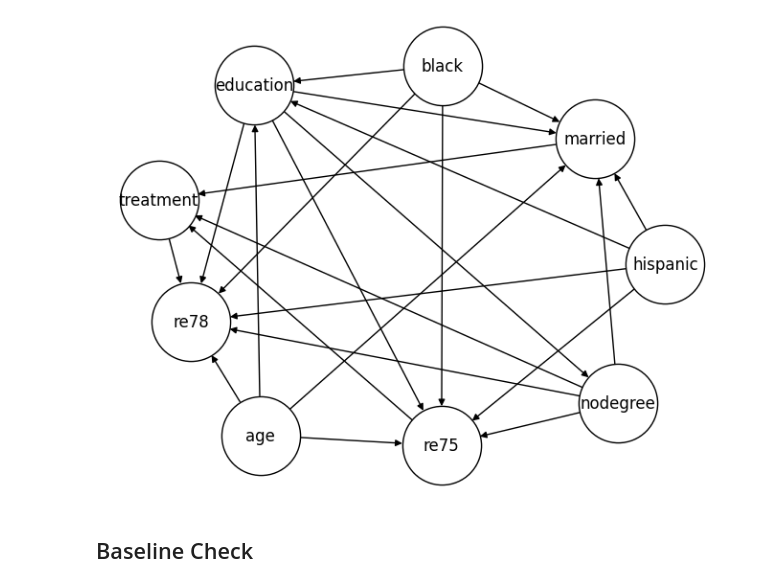
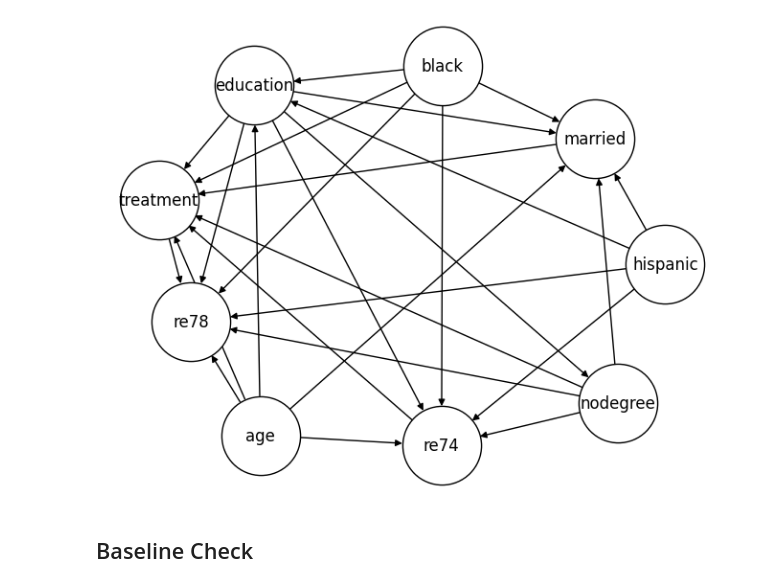
Before and after one commit to 8toz/causal_lalonde, a Jupyter notebook: causal_effect_estimation.ipynb, the cells around one changed output. Saved outputs shown, nothing was run; the diff lists cells and outputs as text; code cells hidden in the pictures.

Commit message:
new graph for ppt

```diff
--- a/causal_effect_estimation.ipynb
+++ b/causal_effect_estimation.ipynb
@@ -11,25 +11,25 @@ LALONDE_COLS = ['treatment', 'age', 'education', 'black', 'hispanic', 'married',
 # %%
 lalonde_original, nswre_df, cps_control, psid_control, cps2_control, cps3_control, psid2_control, psid3_control = utils.load_data()
 nswre_cps, nswre_cps2, nswre_cps3, nswre_psid, nswre_psid2, nswre_psid3 = utils.load_combinations(nswre_df, cps_control, cps2_control, cps3_control,  psid_control, psid2_control, psid3_control)
 lalonde_cps, lalonde_cps2, lalonde_cps3, lalonde_psid, lalonde_psid2, lalonde_psid3 = utils.load_combinations(lalonde_original,
                                                                                                                            cps_control[LALONDE_COLS],
                                                                                                                            cps2_control[LALONDE_COLS],
                                                                                                                            cps3_control[LALONDE_COLS],
                                                                                                                            psid_control[LALONDE_COLS],
                                                                                                                            psid2_control[LALONDE_COLS],
                                                                                                                            psid3_control[LALONDE_COLS])
 
-graph = utils.extract_CD_graph("Forced_Graph") #Loads the graph from json
+graph = utils.extract_CD_graph("graph_1603") #Loads the graph from json
 utils.draw_graph(graph) #plots the graph
 combinations_dict = {"nswre_experiment": nswre_df,
                      "nswre_cps": nswre_cps,
                      "nswre_cps2": nswre_cps2,
                      "nswre_cps3": nswre_cps3,
                      "nswre_psid": nswre_psid,
                      "nswre_psid2": nswre_psid2,
                      "nswre_psid3": nswre_psid3}
 # %% [output]
-[figure, old version]
+[figure, new version]
 # %% [markdown]
 ## Baseline Check
 # %% [markdown]
```
Also changed, not shown: parts of 9 cells of this notebook, 5 other files.
